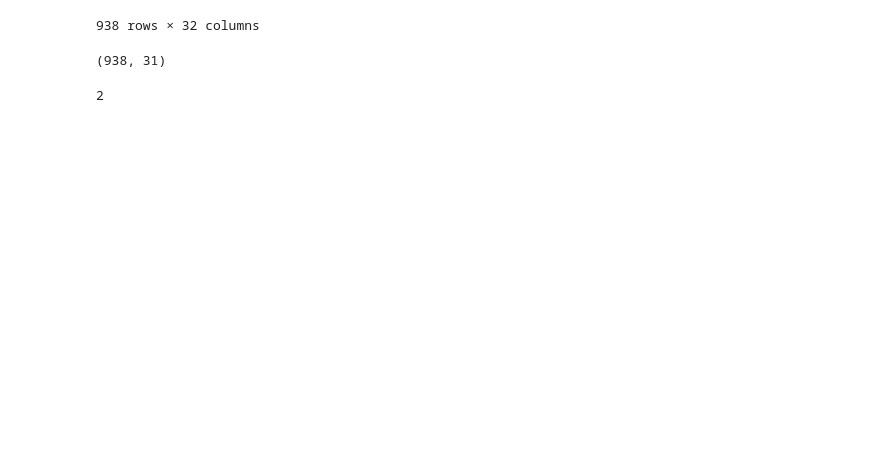
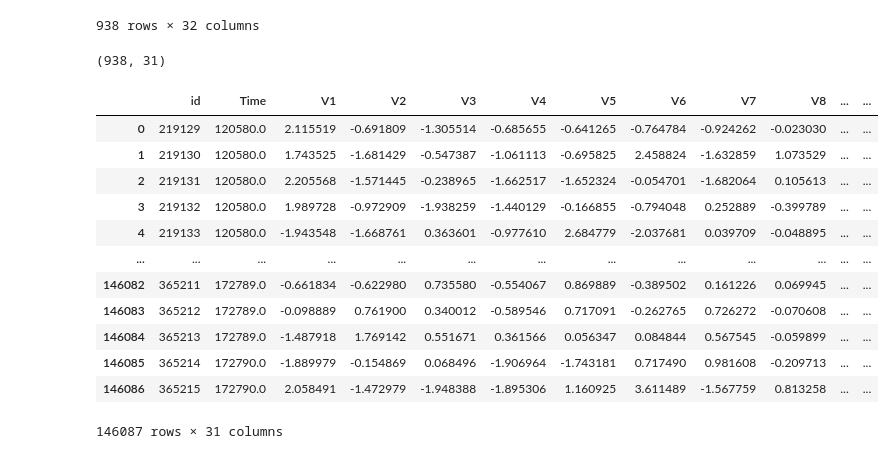
Before and after one commit to SayedShaun/Kaggle, a Jupyter notebook: binary-classification-with-a-tabular-credit-card-f.ipynb, the cells around one changed output. Drawn from its saved outputs; the diff is of its cells as text; code cells hidden in the pictures; blank space fills up the shorter version.

```diff
--- a/binary-classification-with-a-tabular-credit-card-f.ipynb
+++ b/binary-classification-with-a-tabular-credit-card-f.ipynb
@@ -109,9 +109,21 @@ x.shape
 (938, 31)
 # %%
 test_df = pd.read_csv("/kaggle/input/playground-series-s3e4/test.csv")
-test_df.ndim
+test_df
 # %% [output]
+|  | id | Time | V1 | V2 | V3 | V4 | V5 | V6 | V7 | V8 | ... | ... |
+| 0 | 219129 | 120580.0 | 2.115519 | -0.691809 | -1.305514 | -0.685655 | -0.641265 | -0.764784 | -0.924262 | -0.023030 | ... | ... |
+| 1 | 219130 | 120580.0 | 1.743525 | -1.681429 | -0.547387 | -1.061113 | -0.695825 | 2.458824 | -1.632859 | 1.073529 | ... | ... |
+| 2 | 219131 | 120580.0 | 2.205568 | -1.571445 | -0.238965 | -1.662517 | -1.652324 | -0.054701 | -1.682064 | 0.105613 | ... | ... |
+| 3 | 219132 | 120580.0 | 1.989728 | -0.972909 | -1.938259 | -1.440129 | -0.166855 | -0.794048 | 0.252889 | -0.399789 | ... | ... |
+| 4 | 219133 | 120580.0 | -1.943548 | -1.668761 | 0.363601 | -0.977610 | 2.684779 | -2.037681 | 0.039709 | -0.048895 | ... | ... |
+| ... | ... | ... | ... | ... | ... | ... | ... | ... | ... | ... | ... | ... |
+| 146082 | 365211 | 172789.0 | -0.661834 | -0.622980 | 0.735580 | -0.554067 | 0.869889 | -0.389502 | 0.161226 | 0.069945 | ... | ... |
+| 146083 | 365212 | 172789.0 | -0.098889 | 0.761900 | 0.340012 | -0.589546 | 0.717091 | -0.262765 | 0.726272 | -0.070608 | ... | ... |
+| 146084 | 365213 | 172789.0 | -1.487918 | 1.769142 | 0.551671 | 0.361566 | 0.056347 | 0.084844 | 0.567545 | -0.059899 | ... | ... |
+| 146085 | 365214 | 172790.0 | -1.889979 | -0.154869 | 0.068496 | -1.906964 | -1.743181 | 0.717490 | 0.981608 | -0.209713 | ... | ... |
+| 146086 | 365215 | 172790.0 | 2.058491 | -1.472979 | -1.948388 | -1.895306 | 1.160925 | 3.611489 | -1.567759 | 0.813258 | ... | ... |
-2
+146087 rows × 31 columns
 # %%
 from sklearn.preprocessing import StandardScaler
 
```
Also changed, not shown: parts of 4 cells of this notebook.
